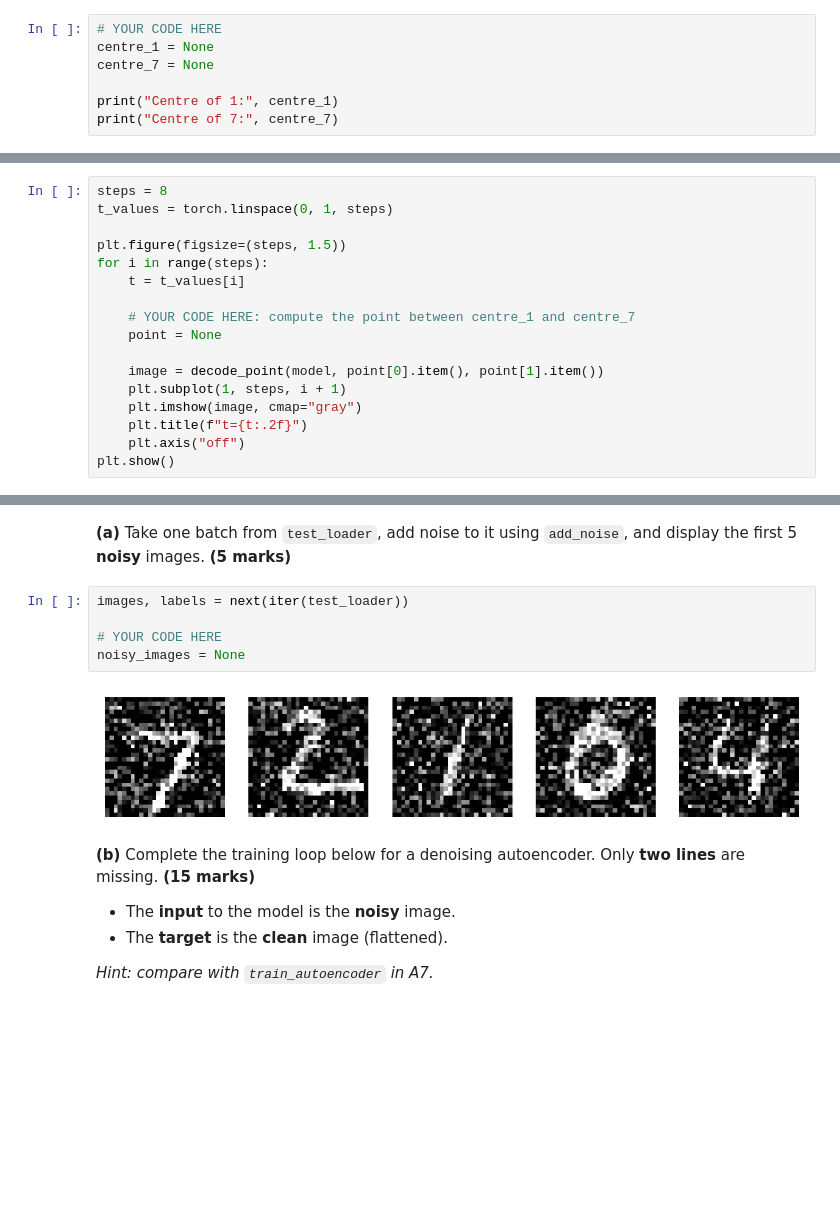
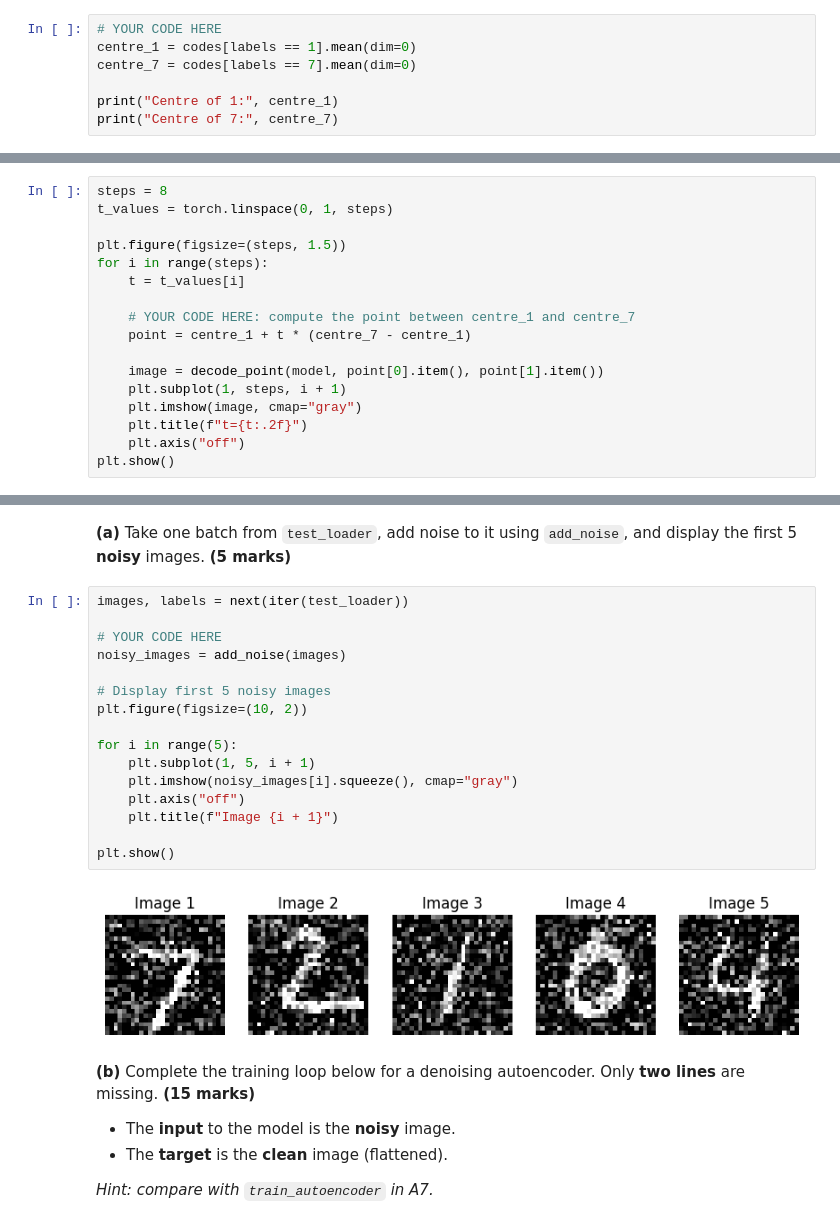
Before and after one commit to Sarvinoz0112/Deep_Learning_and_Neural_Network, a Jupyter notebook: Week11_Lab.ipynb, the cells around one changed output, grey strips where cells are left out. Cells and saved outputs as stored; diff of their text form; blank space fills up the shorter version.

```diff
--- a/Week11_Lab.ipynb
+++ b/Week11_Lab.ipynb
@@ -655,8 +659,8 @@ For this exercise, use the **2-D model from Part A** (`model`) and the `codes` a
 *Hint: look at the first code cell in A11.*
 # %%
 # YOUR CODE HERE
-centre_1 = None
-centre_7 = None
+centre_1 = codes[labels == 1].mean(dim=0)
+centre_7 = codes[labels == 7].mean(dim=0)
 
 print("Centre of 1:", centre_1)
 print("Centre of 7:", centre_7)
@@ -684,7 +688,7 @@ for i in range(steps):
     t = t_values[i]
 
     # YOUR CODE HERE: compute the point between centre_1 and centre_7
-    point = None
+    point = centre_1 + t * (centre_7 - centre_1)
 
     image = decode_point(model, point[0].item(), point[1].item())
     plt.subplot(1, steps, i + 1)
@@ -721,13 +734,24 @@ def add_noise(images, noise_factor=0.4):
     return noisy
 # %% [markdown]
 **(a)** Take one batch from `test_loader`, add noise to it using `add_noise`, and display the first 5 **noisy** images. **(5 marks)**
-# %%
-images, labels = next(iter(test_loader))
-
-# YOUR CODE HERE
-noisy_images = None
-# %% [output]
-[figure, removed]
+# %%
+images, labels = next(iter(test_loader))
+
+# YOUR CODE HERE
+noisy_images = add_noise(images)
+
+# Display first 5 noisy images
+plt.figure(figsize=(10, 2))
+
+for i in range(5):
+    plt.subplot(1, 5, i + 1)
+    plt.imshow(noisy_images[i].squeeze(), cmap="gray")
+    plt.axis("off")
+    plt.title(f"Image {i + 1}")
+
+plt.show()
+# %% [output]
+[figure, added]
 # %% [markdown]
 **(b)** Complete the training loop below for a denoising autoencoder. Only **two lines** are missing. **(15 marks)**
 
```
Also changed, not shown: parts of 17 cells of this notebook.
